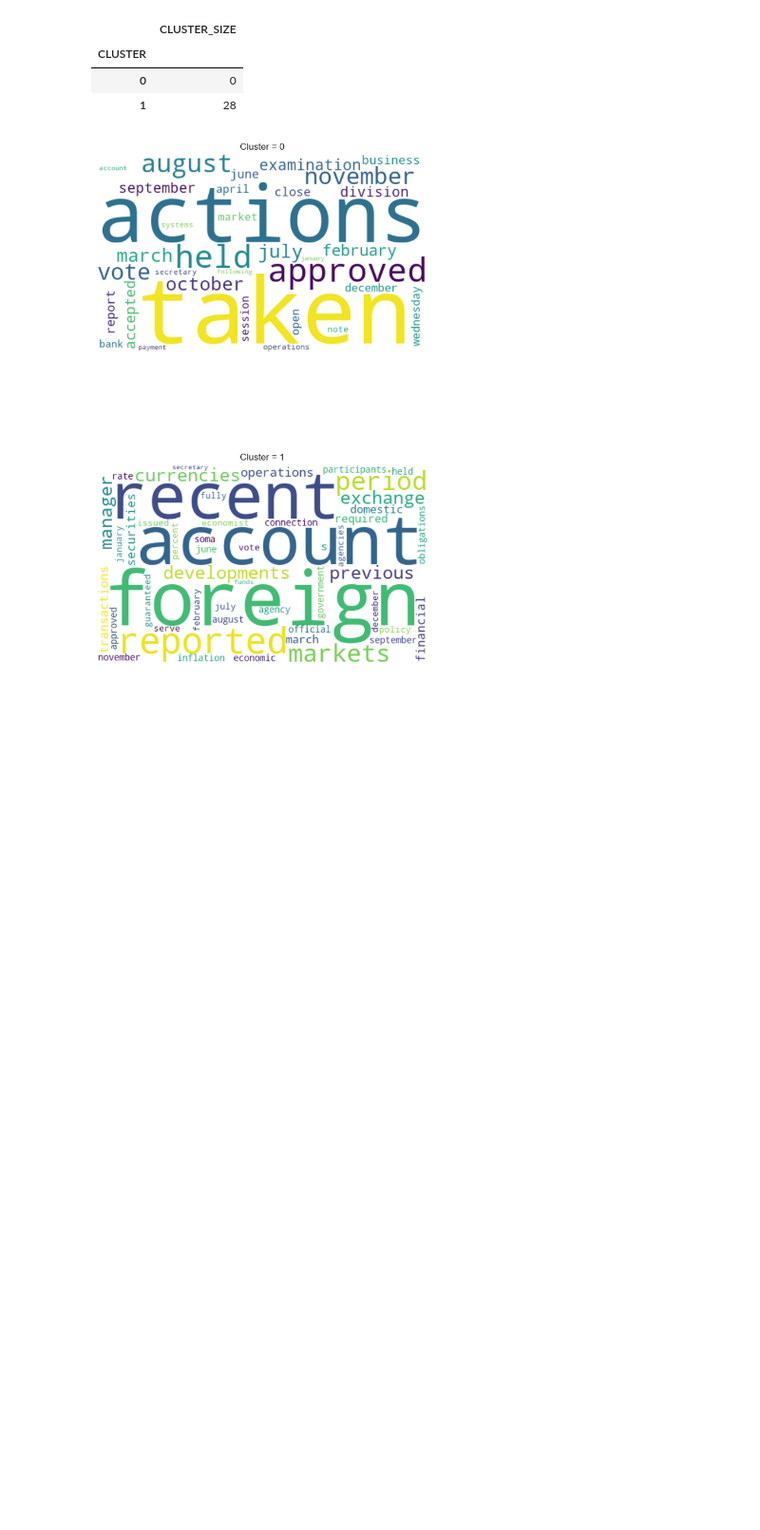
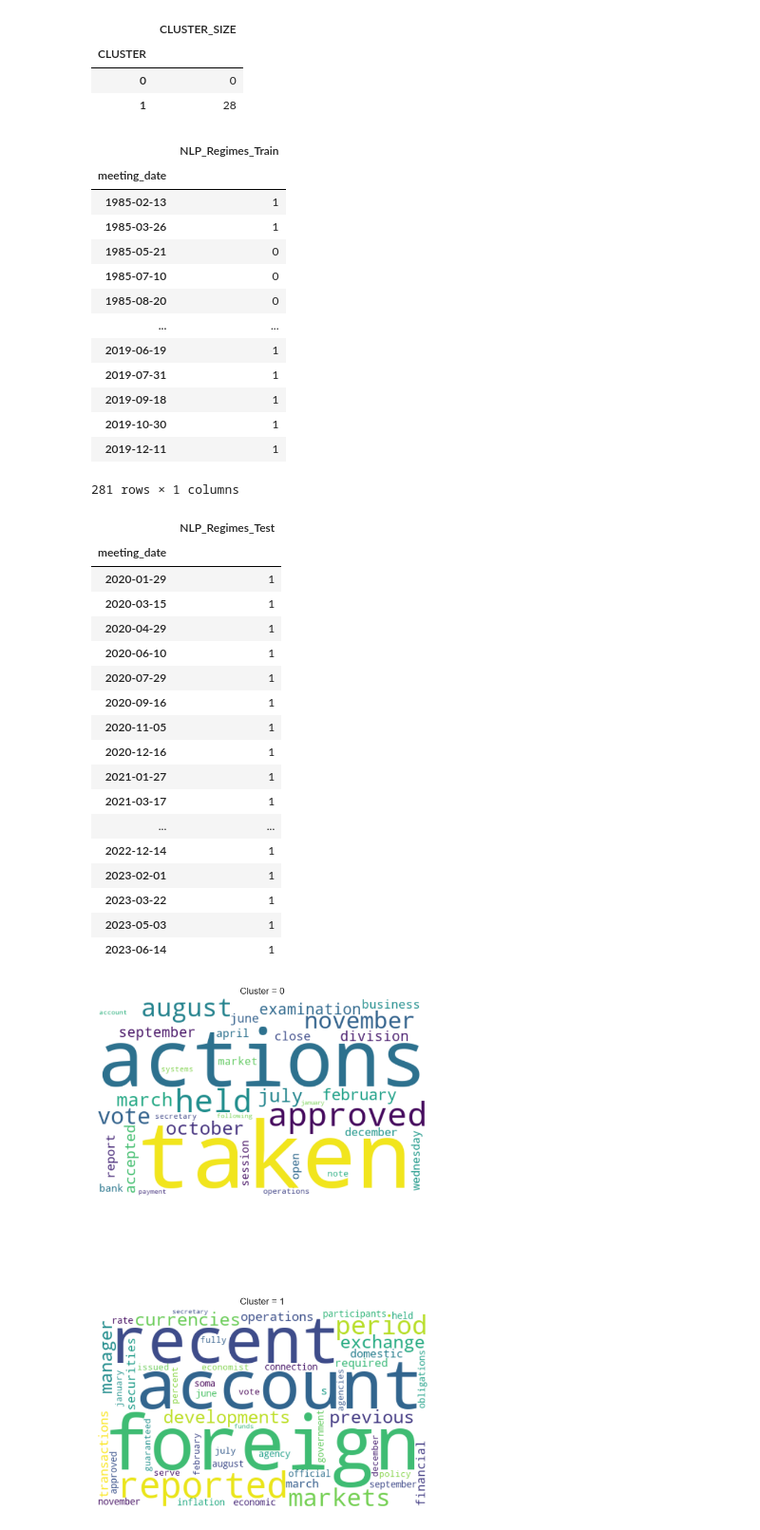
Before and after one commit to uday-31/regime-modeling-with-NLP, a Jupyter notebook: working_notebook_dhruv.ipynb, the cells around one changed output. Shown at 95% size. Drawn from its saved outputs; the diff is of its cells as text; code cells hidden in the pictures; blank space fills up the shorter version.

Commit message:
Combining regimes, preparing for supervised learning

```diff
--- a/working_notebook_dhruv.ipynb
+++ b/working_notebook_dhruv.ipynb
@@ -61,0 +54,8 @@ Put self-contained code here for different experiments run. Easier to put in the
+# %%
+period_start = datetime(1985, 1, 1)
+period_end = datetime(2022, 12, 31)
+
+train_start = datetime(1985, 1, 1)
+train_end = datetime(2019, 12, 31)
+test_start = datetime(2020, 1, 1)
+test_end = datetime(2022, 12, 31)
@@ -102,8 +104,8 @@ fomc_data
 309 rows × 5 columns
 # %%
 # Define train and test data
-train_data = fomc_data[fomc_data.meeting_date <= datetime(2019, 12, 31)]
-test_data = fomc_data[fomc_data.meeting_date > datetime(2019, 12, 31)]
+train_data = fomc_data[fomc_data.meeting_date <= train_end]
+test_data = fomc_data[fomc_data.meeting_date > test_start]
 # %%
 # Compute TF-IDF values
 tfidf_class = TF_IDF(X_train=train_data.text, X_test=test_data.text)
@@ -131,6 +133,52 @@ display(model_kmeans.sizes_test_df)
 | CLUSTER |  |
 | 0 | 0 |
 | 1 | 28 |
+# %%
+assert model_kmeans.labels_.shape[0] == train_data.shape[0]
+assert model_kmeans.y_test_pred.shape[0] == test_data.shape[0]
+
+nlp_regimes_train = pd.DataFrame.from_dict({
+    'NLP_Regimes_Train': model_kmeans.labels_
+}).set_index(train_data.meeting_date)
+nlp_regimes_test = pd.DataFrame.from_dict({
+    'NLP_Regimes_Test': model_kmeans.y_test_pred
+}).set_index(pd.to_datetime(test_data.meeting_date))
+
+display(nlp_regimes_train)
+display(nlp_regimes_test)
+# %% [output]
+|  | NLP_Regimes_Train |
+| meeting_date |  |
+| 1985-02-13 | 1 |
+| 1985-03-26 | 1 |
+| 1985-05-21 | 0 |
+| 1985-07-10 | 0 |
+| 1985-08-20 | 0 |
+| ... | ... |
+| 2019-06-19 | 1 |
+| 2019-07-31 | 1 |
+| 2019-09-18 | 1 |
+| 2019-10-30 | 1 |
+| 2019-12-11 | 1 |
+281 rows × 1 columns
+|  | NLP_Regimes_Test |
+| meeting_date |  |
+| 2020-01-29 | 1 |
+| 2020-03-15 | 1 |
+| 2020-04-29 | 1 |
+| 2020-06-10 | 1 |
+| 2020-07-29 | 1 |
+| 2020-09-16 | 1 |
+| 2020-11-05 | 1 |
+| 2020-12-16 | 1 |
+| 2021-01-27 | 1 |
+| 2021-03-17 | 1 |
+| ... | ... |
+| 2022-12-14 | 1 |
+| 2023-02-01 | 1 |
+| 2023-03-22 | 1 |
+| 2023-05-03 | 1 |
+| 2023-06-14 | 1 |
 # %%
 wordcloud_clusters(
     model_kmeans.model,
```
Also changed, not shown: parts of 13 cells of this notebook, 1 other file.
